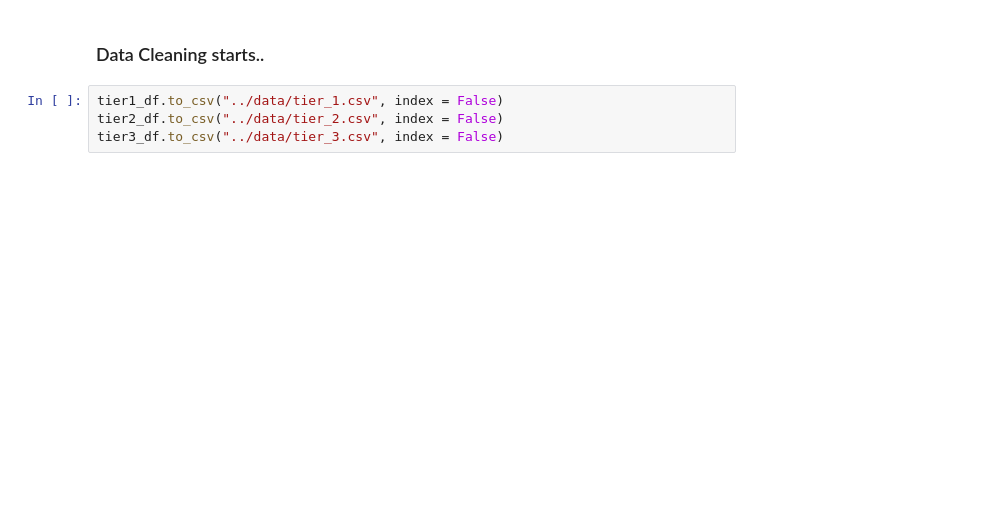
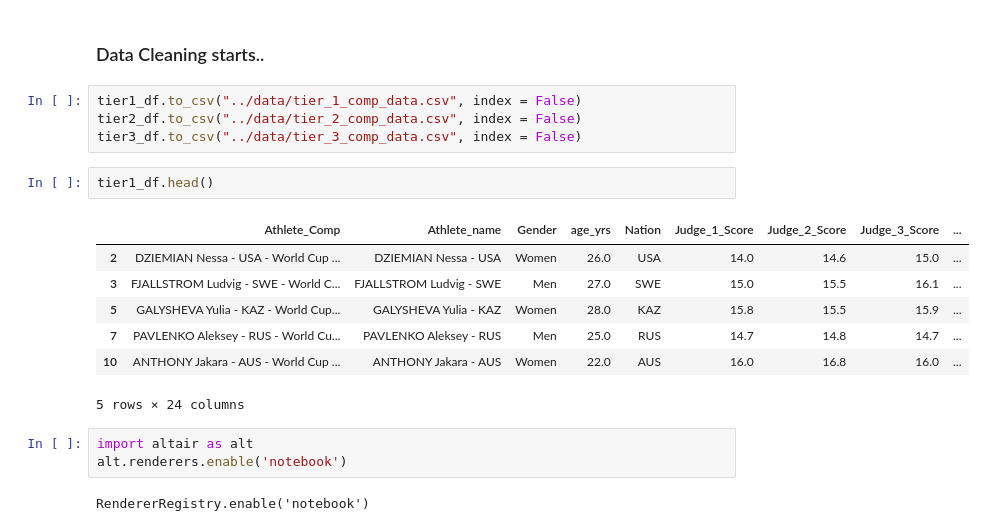
Before and after one commit to saurav193/Athlete_Rating, a Jupyter notebook: notebooks/wrangling.ipynb, the cells around one changed output. Saved outputs shown, nothing was run; the diff lists cells and outputs as text; blank space fills up the shorter version.

```diff
--- a/notebooks/wrangling.ipynb
+++ b/notebooks/wrangling.ipynb
@@ -126,6 +170,21 @@ print(tier1_df.shape[0]+tier2_df.shape[0]+tier3_df.shape[0])
 # %% [markdown]
 ### Data Cleaning starts..
 # %%
-tier1_df.to_csv("../data/tier_1.csv", index = False)
-tier2_df.to_csv("../data/tier_2.csv", index = False)
-tier3_df.to_csv("../data/tier_3.csv", index = False)
+tier1_df.to_csv("../data/tier_1_comp_data.csv", index = False)
+tier2_df.to_csv("../data/tier_2_comp_data.csv", index = False)
+tier3_df.to_csv("../data/tier_3_comp_data.csv", index = False)
+# %%
+tier1_df.head()
+# %% [output]
+|  | Athlete_Comp | Athlete_name | Gender | age_yrs | Nation | Judge_1_Score | Judge_2_Score | Judge_3_Score | ... |
+| 2 | DZIEMIAN Nessa - USA - World Cup ... | DZIEMIAN Nessa - USA | Women | 26.0 | USA | 14.0 | 14.6 | 15.0 | ... |
+| 3 | FJALLSTROM Ludvig - SWE - World C... | FJALLSTROM Ludvig - SWE | Men | 27.0 | SWE | 15.0 | 15.5 | 16.1 | ... |
+| 5 | GALYSHEVA Yulia - KAZ - World Cup... | GALYSHEVA Yulia - KAZ | Women | 28.0 | KAZ | 15.8 | 15.5 | 15.9 | ... |
+| 7 | PAVLENKO Aleksey - RUS - World Cu... | PAVLENKO Aleksey - RUS | Men | 25.0 | RUS | 14.7 | 14.8 | 14.7 | ... |
+| 10 | ANTHONY Jakara - AUS - World Cup ... | ANTHONY Jakara - AUS | Women | 22.0 | AUS | 16.0 | 16.8 | 16.0 | ... |
+5 rows × 24 columns
+# %%
+import altair as alt
+alt.renderers.enable('notebook')
+# %% [output]
+RendererRegistry.enable('notebook')
```
Also changed, not shown: parts of 7 cells of this notebook, 7 other files.
